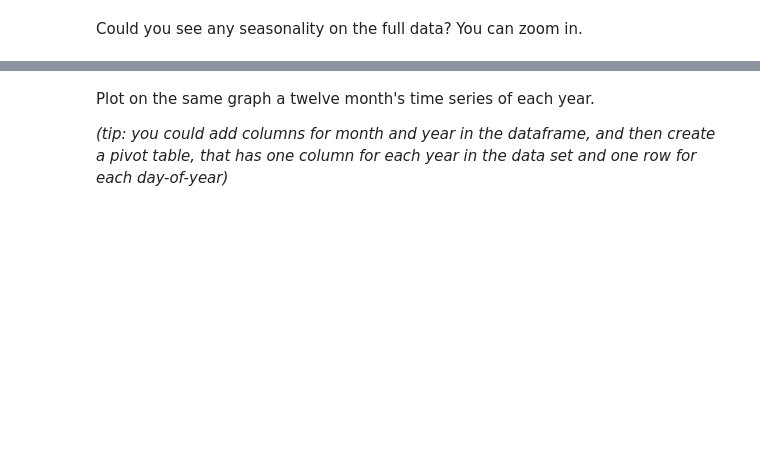
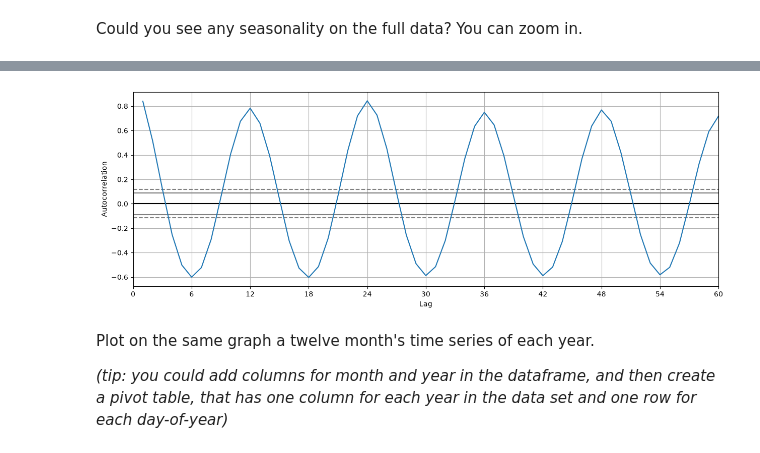
Before and after one commit to Giovanipt2/Time-Series, a Jupyter notebook: notebooks/seasonal_trend.ipynb, the cells around one changed output, grey strips where cells are left out. Saved outputs shown, nothing was run; the diff lists cells and outputs as text; code cells hidden in the pictures; blank space fills up the shorter version.

```diff
--- a/notebooks/seasonal_trend.ipynb
+++ b/notebooks/seasonal_trend.ipynb
@@ -32,3 +125,11 @@ Interpret the results. What mean the dotted lines?
+# %%
+fig, ax = plt.subplots()
+autocorrelation_plot(cases, ax=ax)
+ax.set_xlim(0, 60)          # zoom on the first 5 years of lags
+ax.set_xticks(range(0, 61, 6))
+plt.show()
+# %% [output]
+[figure, added]
 # %% [markdown]
 Plot on the same graph a twelve month's time series of each year.
 
```
Also changed, not shown: parts of 14 cells of this notebook, 3 other files.
